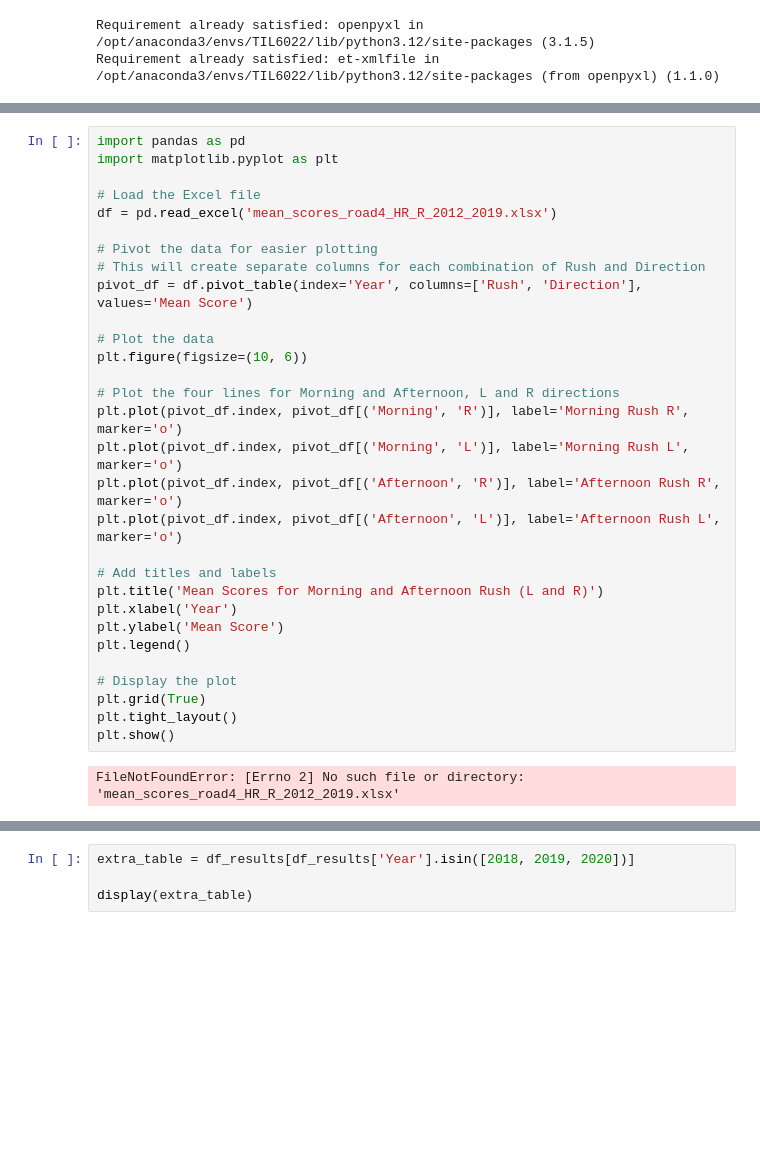
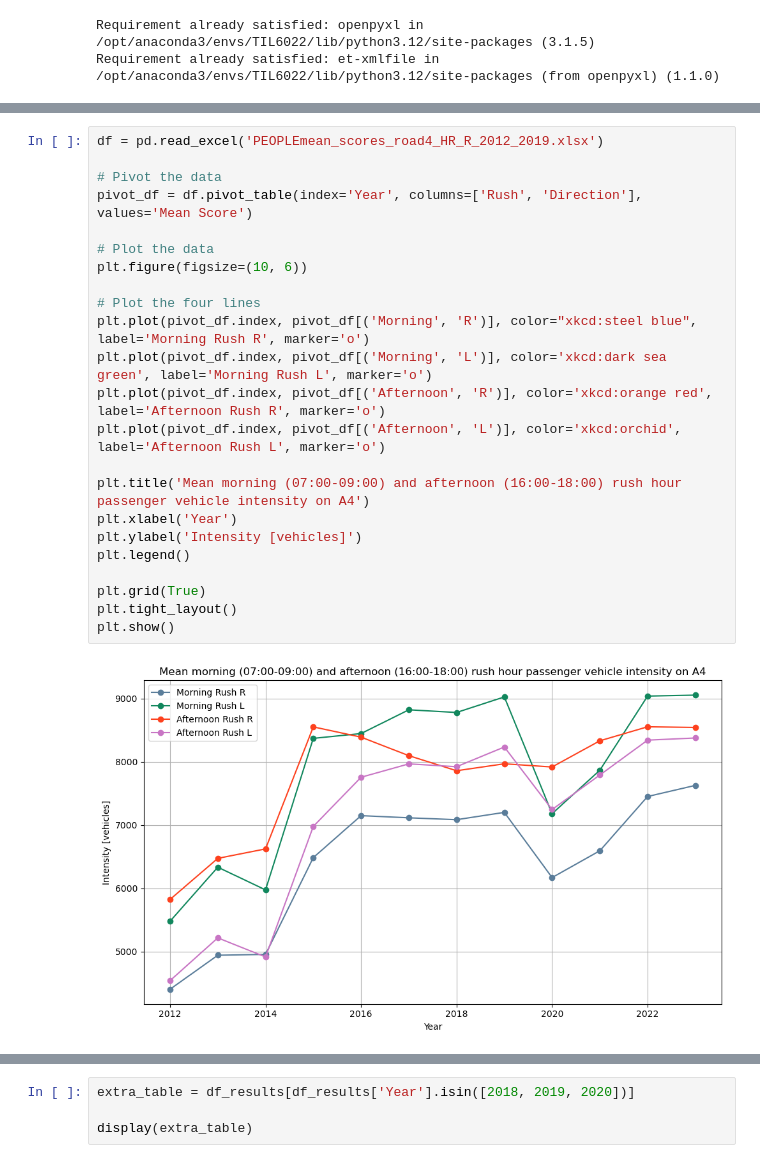
Before and after one commit to Liselotvansteekelenburg/TIL6010-LabAssignments, a Jupyter notebook: Report/Ch6.ipynb, the cells around one changed output, grey strips where cells are left out. Drawn from its saved outputs; the diff is of its cells as text; blank space fills up the shorter version.

```diff
--- a/Report/Ch6.ipynb
+++ b/Report/Ch6.ipynb
@@ -226,32 +104,25 @@ display(df_results)
 # %%
-import pandas as pd
-import matplotlib.pyplot as plt
+df = pd.read_excel('PEOPLEmean_scores_road4_HR_R_2012_2019.xlsx')
 
-# Load the Excel file
-df = pd.read_excel('mean_scores_road4_HR_R_2012_2019.xlsx')
-
-# Pivot the data for easier plotting
-# This will create separate columns for each combination of Rush and Direction
+# Pivot the data
 pivot_df = df.pivot_table(index='Year', columns=['Rush', 'Direction'], values='Mean Score')
 
 # Plot the data
 plt.figure(figsize=(10, 6))
 
-# Plot the four lines for Morning and Afternoon, L and R directions
-plt.plot(pivot_df.index, pivot_df[('Morning', 'R')], label='Morning Rush R', marker='o')
-plt.plot(pivot_df.index, pivot_df[('Morning', 'L')], label='Morning Rush L', marker='o')
-plt.plot(pivot_df.index, pivot_df[('Afternoon', 'R')], label='Afternoon Rush R', marker='o')
-plt.plot(pivot_df.index, pivot_df[('Afternoon', 'L')], label='Afternoon Rush L', marker='o')
+# Plot the four lines
+plt.plot(pivot_df.index, pivot_df[('Morning', 'R')], color="xkcd:steel blue", label='Morning Rush R', marker='o')
+plt.plot(pivot_df.index, pivot_df[('Morning', 'L')], color='xkcd:dark sea green', label='Morning Rush L', marker='o')
+plt.plot(pivot_df.index, pivot_df[('Afternoon', 'R')], color='xkcd:orange red', label='Afternoon Rush R', marker='o')
+plt.plot(pivot_df.index, pivot_df[('Afternoon', 'L')], color='xkcd:orchid', label='Afternoon Rush L', marker='o')
 
-# Add titles and labels
-plt.title('Mean Scores for Morning and Afternoon Rush (L and R)')
+plt.title('Mean morning (07:00-09:00) and afternoon (16:00-18:00) rush hour passenger vehicle intensity on A4')
 plt.xlabel('Year')
-plt.ylabel('Mean Score')
+plt.ylabel('Intensity [vehicles]')
 plt.legend()
 
-# Display the plot
 plt.grid(True)
 plt.tight_layout()
 plt.show()
 # %% [output]
-FileNotFoundError: [Errno 2] No such file or directory: 'mean_scores_road4_HR_R_2012_2019.xlsx'
+[figure, added]
```
Also changed, not shown: parts of 15 cells of this notebook, 2 other files.
